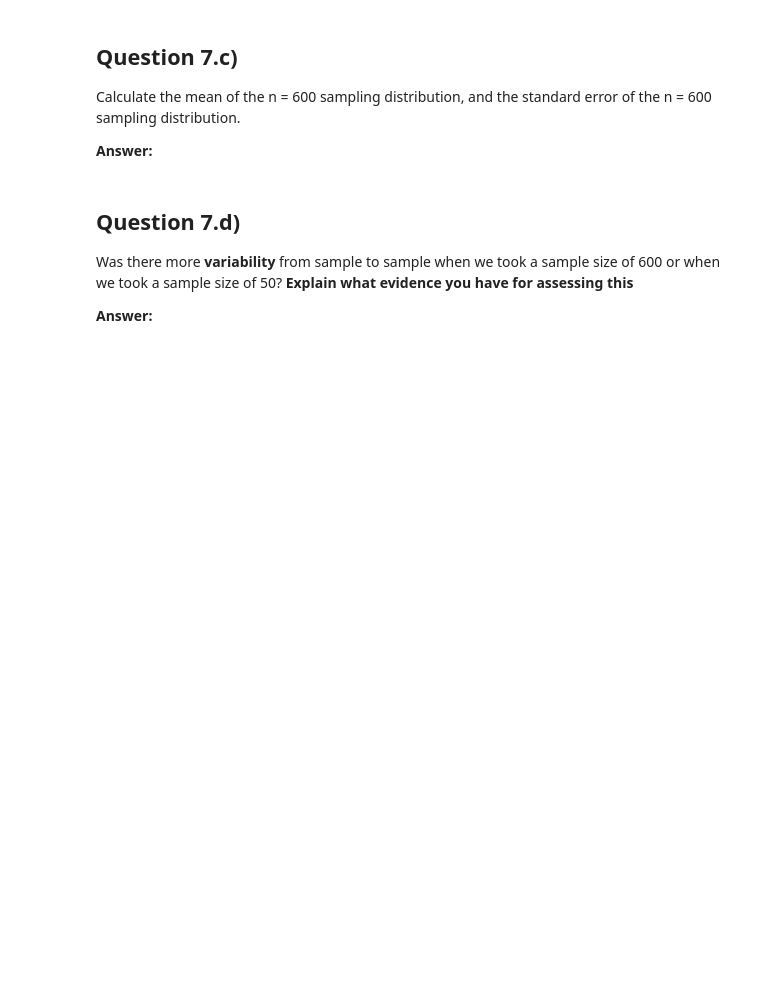
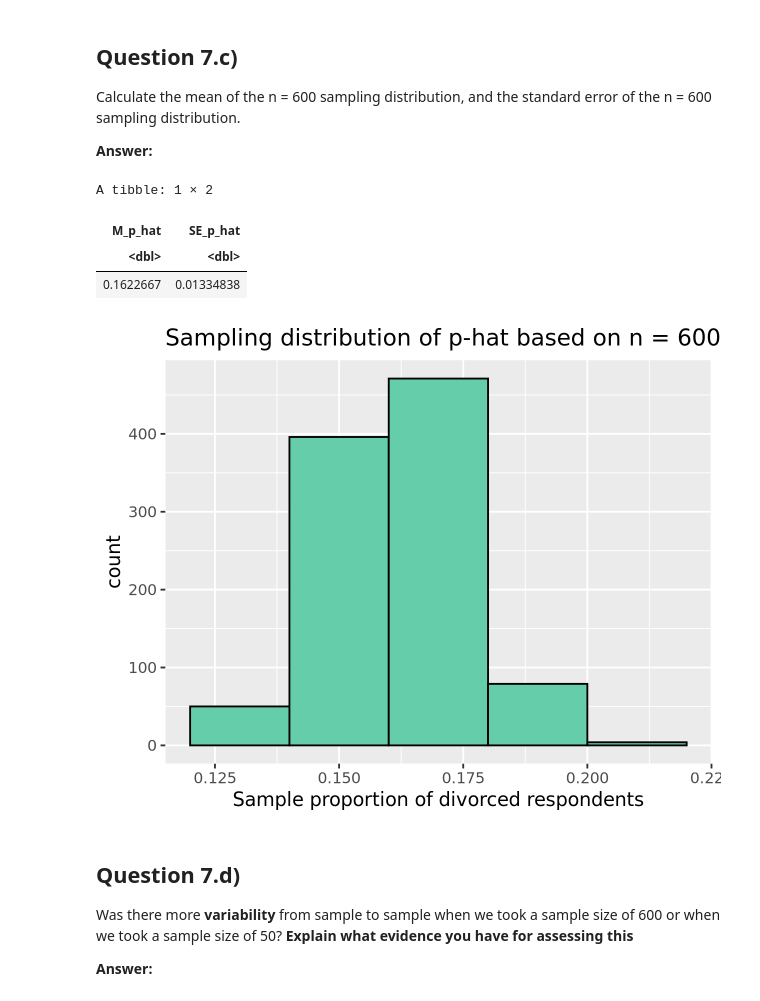
Before and after one commit to UNC-DATA-730/unit-7-assignment-dlee002, a Jupyter notebook: assignment7.ipynb, the cells around one changed output. Cells and saved outputs as stored; diff of their text form; code cells hidden in the pictures; blank space fills up the shorter version.

```diff
--- a/assignment7.ipynb
+++ b/assignment7.ipynb
@@ -431,3 +494,8 @@ YOU CAN DISTINGUISH IT FROM THE n = 50, and n = 15 SAMPLES ABOVE!**
 **Answer:**
 # %%
 set.seed(84)
+
+n600_1000rep = gss_14 |>
+  rep_sample_n(size = 600, reps = 1000)
+
+glimpse(n600_1000rep)
@@ -438,3 +512,13 @@ Calculate the proportion $\hat{p}$ of people who reported they were
 `Divorced`for each replicate of your n = 600 sampling
 
 **Answer:**
+# %%
+
+p_hat_n600_1000rep = n600_1000rep |>
+  group_by(replicate) |>
+  summarize(divorce_count = sum(marital == "Divorced"),
+            n = n()) |>
+  mutate(p_hat = divorce_count / n)
+
+p_hat_n600_1000rep |>
+  head(10)
@@ -445,6 +543,21 @@ Calculate the mean of the n = 600 sampling distribution, and the
 standard error of the n = 600 sampling distribution.
 
 **Answer:**
+# %%
+p_hat_n600_1000rep |>
+  summarize(M_p_hat = mean(p_hat),
+            SE_p_hat = sd(p_hat))
+
+ggplot(p_hat_n600_1000rep, aes(x = p_hat)) +
+  geom_histogram(binwidth = 0.02, color = "black", fill = "aquamarine3", boundary=0) +
+  labs(x = "Sample proportion of divorced respondents",
+       title = "Sampling distribution of p-hat based on n = 600")
+# %% [output]
+A tibble: 1 × 2
+| M_p_hat | SE_p_hat |
+| <dbl> | <dbl> |
+| 0.1622667 | 0.01334838 |
+[figure, added]
 # %% [markdown]
 ## Question 7.d)
 
```
Also changed, not shown: parts of 22 cells of this notebook.
